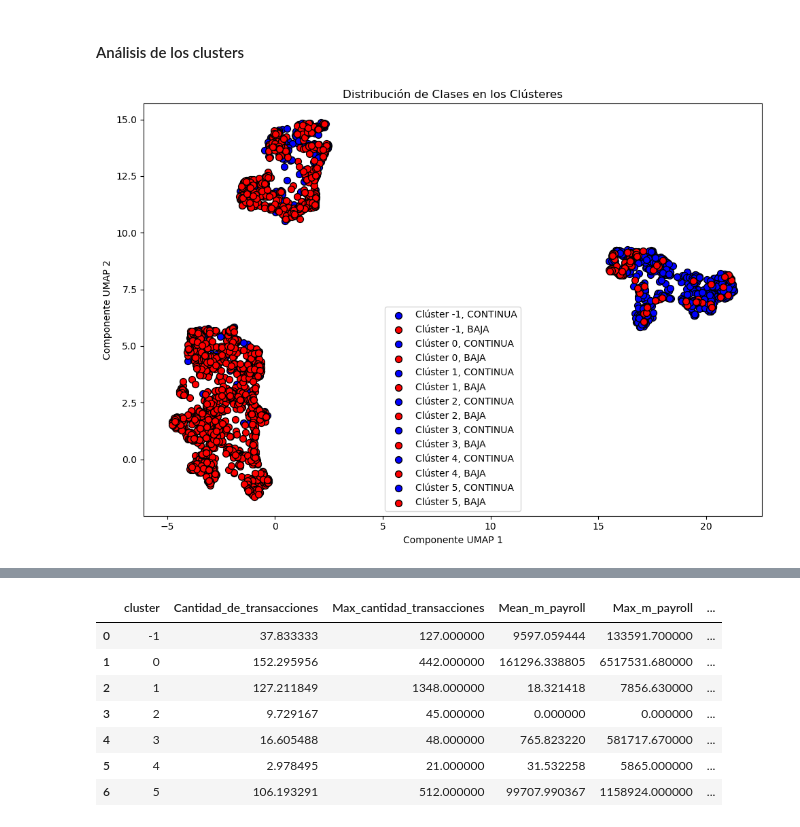
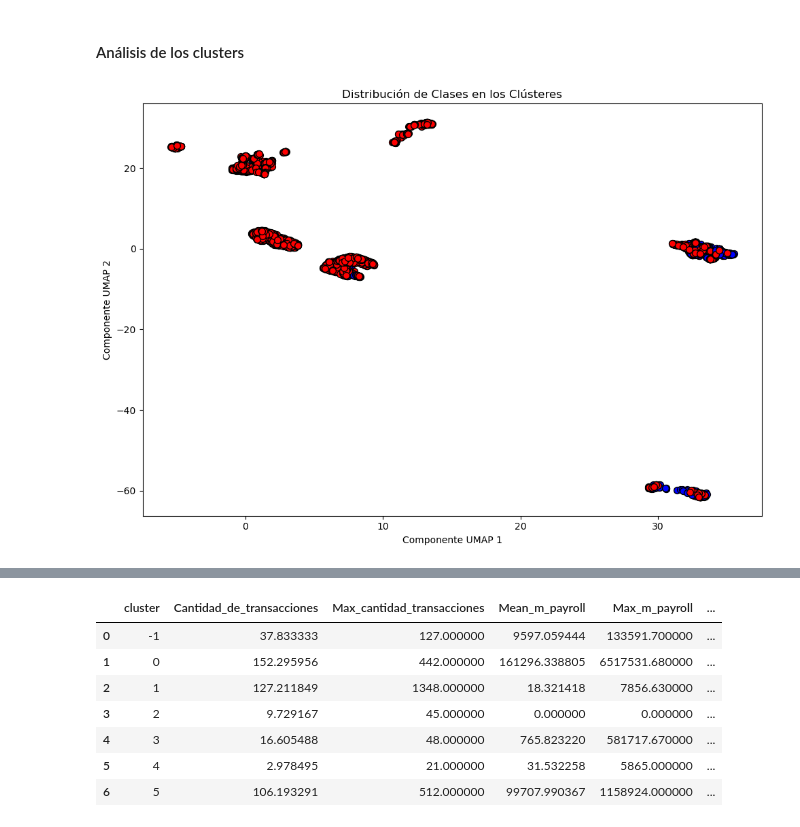
Before and after one commit to N-Alba-DS/dmeyf2024, a Jupyter notebook: Modelos/Modelo_1.ipynb, the cells around one changed output, grey strips where cells are left out. Saved outputs shown, nothing was run; the diff lists cells and outputs as text; code cells hidden in the pictures.

```diff
--- a/Modelos/Modelo_1.ipynb
+++ b/Modelos/Modelo_1.ipynb
@@ -346,0 +391,7 @@ df_train.shape
+# %%
+df_max = df_train.select_dtypes(include=['float64', 'int64'])
+df_train['maximo_valor_columna'] = df_max.max(axis=1)
+# %%
+df_train['foto_mes'] = pd.to_datetime(df_train['foto_mes'], format='%Y-%m-%d')
+registro_fecha_min = df_train['foto_mes'].min()
+df_train['days_since_primer_registro'] = (df_train['foto_mes'] - pd.to_datetime(registro_fecha_min)).dt.days
@@ -347,5 +407,5 @@ df_train.shape
 # %%
-df_matrix = df_train[df_train['foto_mes']==202104]
+df_matrix = df_train[df_train['foto_mes']=='2021-04-01']
 Xtrain = df_matrix
 ytrain = Xtrain["clase_ternaria"].map(lambda x: 0 if x == "CONTINUA" else 1)
-Xtrain = Xtrain.drop("clase_ternaria", axis=1)
+Xtrain = Xtrain.drop(columns=["clase_ternaria", "foto_mes"])
@@ -362,6 +442,12 @@ ytrain_rf = ytrain.loc[rf_index]
 # %%
+# Seleccionar solo columnas numéricas
+numeric_cols = Xtrain_rf.select_dtypes(include=[np.number]).columns
+Xtrain_rf_numeric = Xtrain_rf[numeric_cols]
+
+# Imputación
 imp_mean = SimpleImputer(missing_values=np.nan, strategy='median')
-Xtrain_rf_imp = imp_mean.fit_transform(Xtrain_rf)
+Xtrain_rf_imp = imp_mean.fit_transform(Xtrain_rf_numeric)
+
 
 model = RandomForestClassifier(n_estimators=100, max_features=20, min_samples_leaf=400, random_state=semillas[0] )
 model.fit(Xtrain_rf_imp, ytrain_rf)
@@ -450,37 +553,34 @@ plt.figure(figsize=(10, 7))
 # Obtener etiquetas de clúster únicas
 labels_unique = np.unique(y.labels_)
 colors = plt.get_cmap('tab10')(np.linspace(0, 1, len(labels_unique)))
 
 for label in labels_unique:
     # Indices de los puntos en este clúster
     idx = y.labels_ == label
     # Obtener las etiquetas de clase de estos puntos
     classes_in_cluster = ytrain_rf.values[idx]
     # Colorear puntos según su clase
     for class_value in [0, 1]:
         idx_class = idx & (ytrain_rf.values == class_value)
         if np.any(idx_class):
             plt.scatter(
                 embedding_rf[idx_class, 0],
                 embedding_rf[idx_class, 1],
                 color=class_colors[class_value],
                 label=f'Clúster {label}, {class_names[class_value]}',
                 edgecolor='k',
                 s=50
             )
 
 # Eliminar duplicados en la leyenda
-handles, labels = plt.gca().get_legend_handles_labels()
-by_label = dict(zip(labels, handles))
-plt.legend(by_label.values(), by_label.keys())
 
 plt.xlabel('Componente UMAP 1')
 plt.ylabel('Componente UMAP 2')
 plt.title('Distribución de Clases en los Clústeres')
 plt.tight_layout()
 plt.show()
 # %% [output]
-[figure, old version]
+[figure, new version]
 # %%
 pd.Series(y.labels_).value_counts()
 # %% [output]
```
Also changed, not shown: parts of 28 cells of this notebook, 1 other file.
